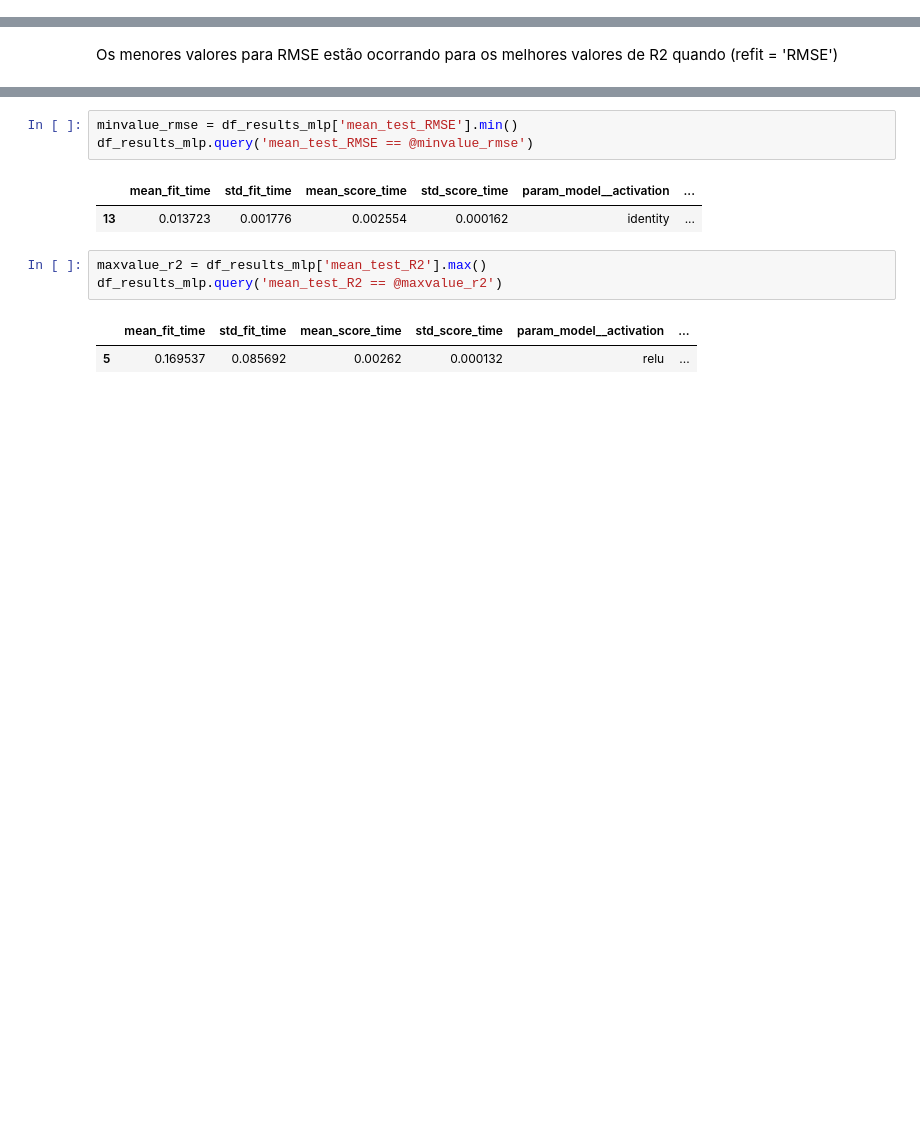
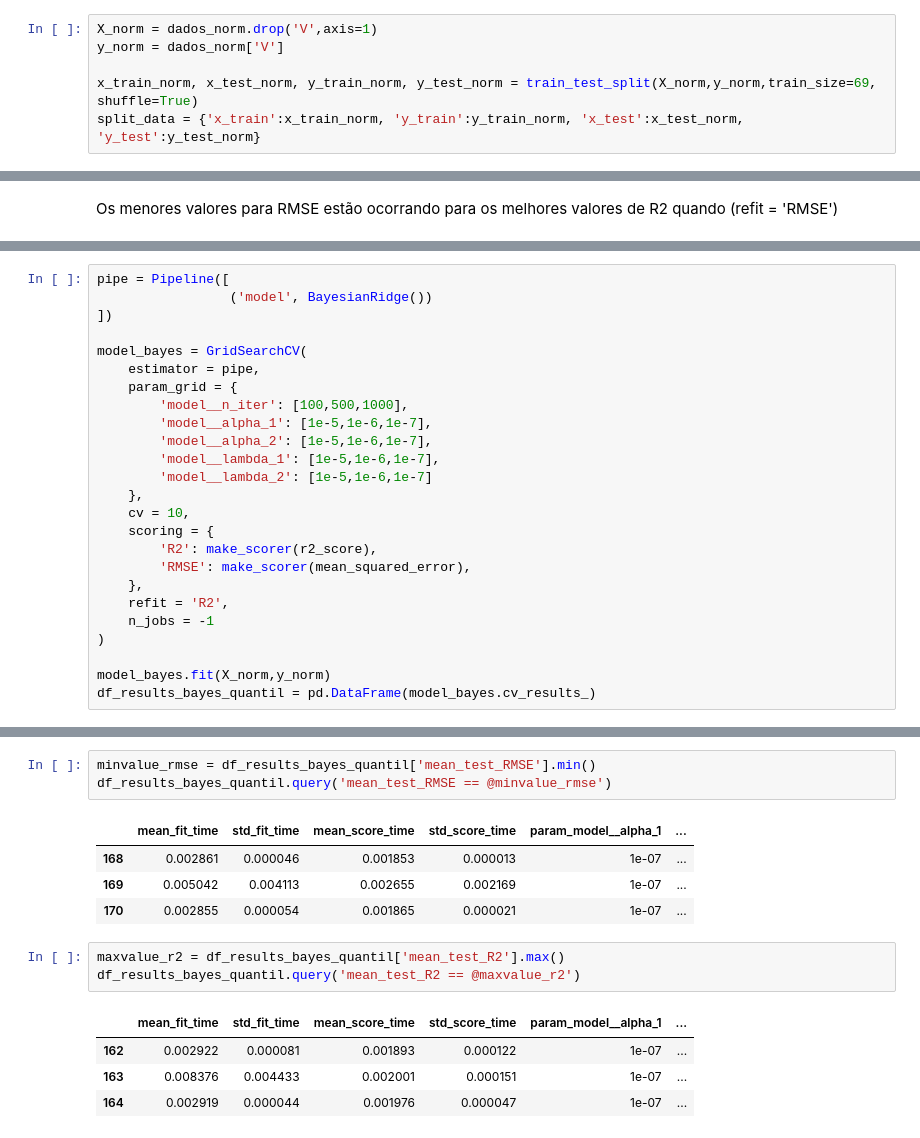
Before and after one commit to abasilio91/aulas_ANN_ufu, a Jupyter notebook: projects/ann_article_settling_reproduction.ipynb, the cells around one changed output, grey strips where cells are left out. Cells and saved outputs as stored; diff of their text form; blank space fills up the shorter version.

```diff
--- a/projects/ann_article_settling_reproduction.ipynb
+++ b/projects/ann_article_settling_reproduction.ipynb
@@ -300,0 +88,6 @@ df_results_mlp.query('mean_test_RMSE == @minvalue_rmse')
+# %%
+X_norm = dados_norm.drop('V',axis=1)
+y_norm = dados_norm['V']
+
+x_train_norm, x_test_norm, y_train_norm, y_test_norm = train_test_split(X_norm,y_norm,train_size=69, shuffle=True)
+split_data = {'x_train':x_train_norm, 'y_train':y_train_norm, 'x_test':x_test_norm, 'y_test':y_test_norm}
@@ -316,0 +295,25 @@ df_results_mlp.query('mean_test_R2 == @maxvalue_r2')
+# %%
+pipe = Pipeline([
+                 ('model', BayesianRidge())
+])
+
+model_bayes = GridSearchCV(
+    estimator = pipe,
+    param_grid = {
+        'model__n_iter': [100,500,1000],
+        'model__alpha_1': [1e-5,1e-6,1e-7],
+        'model__alpha_2': [1e-5,1e-6,1e-7],
+        'model__lambda_1': [1e-5,1e-6,1e-7],
+        'model__lambda_2': [1e-5,1e-6,1e-7]
+    },
+    cv = 10,
+    scoring = {
+        'R2': make_scorer(r2_score),
+        'RMSE': make_scorer(mean_squared_error),
+    },
+    refit = 'R2',
+    n_jobs = -1
+)
+
+model_bayes.fit(X_norm,y_norm)
+df_results_bayes_quantil = pd.DataFrame(model_bayes.cv_results_)
@@ -467,12 +332,16 @@ df_results_mlp
 # %%
-minvalue_rmse = df_results_mlp['mean_test_RMSE'].min()
-df_results_mlp.query('mean_test_RMSE == @minvalue_rmse')
+minvalue_rmse = df_results_bayes_quantil['mean_test_RMSE'].min()
+df_results_bayes_quantil.query('mean_test_RMSE == @minvalue_rmse')
 # %% [output]
-|  | mean_fit_time | std_fit_time | mean_score_time | std_score_time | param_model__activation | ... |
-| 13 | 0.013723 | 0.001776 | 0.002554 | 0.000162 | identity | ... |
+|  | mean_fit_time | std_fit_time | mean_score_time | std_score_time | param_model__alpha_1 | ... |
+| 168 | 0.002861 | 0.000046 | 0.001853 | 0.000013 | 1e-07 | ... |
+| 169 | 0.005042 | 0.004113 | 0.002655 | 0.002169 | 1e-07 | ... |
+| 170 | 0.002855 | 0.000054 | 0.001865 | 0.000021 | 1e-07 | ... |
 # %%
-maxvalue_r2 = df_results_mlp['mean_test_R2'].max()
-df_results_mlp.query('mean_test_R2 == @maxvalue_r2')
+maxvalue_r2 = df_results_bayes_quantil['mean_test_R2'].max()
+df_results_bayes_quantil.query('mean_test_R2 == @maxvalue_r2')
 # %% [output]
-|  | mean_fit_time | std_fit_time | mean_score_time | std_score_time | param_model__activation | ... |
-| 5 | 0.169537 | 0.085692 | 0.00262 | 0.000132 | relu | ... |
+|  | mean_fit_time | std_fit_time | mean_score_time | std_score_time | param_model__alpha_1 | ... |
+| 162 | 0.002922 | 0.000081 | 0.001893 | 0.000122 | 1e-07 | ... |
+| 163 | 0.008376 | 0.004433 | 0.002001 | 0.000151 | 1e-07 | ... |
+| 164 | 0.002919 | 0.000044 | 0.001976 | 0.000047 | 1e-07 | ... |
```
Also changed, not shown: parts of 58 cells of this notebook.
